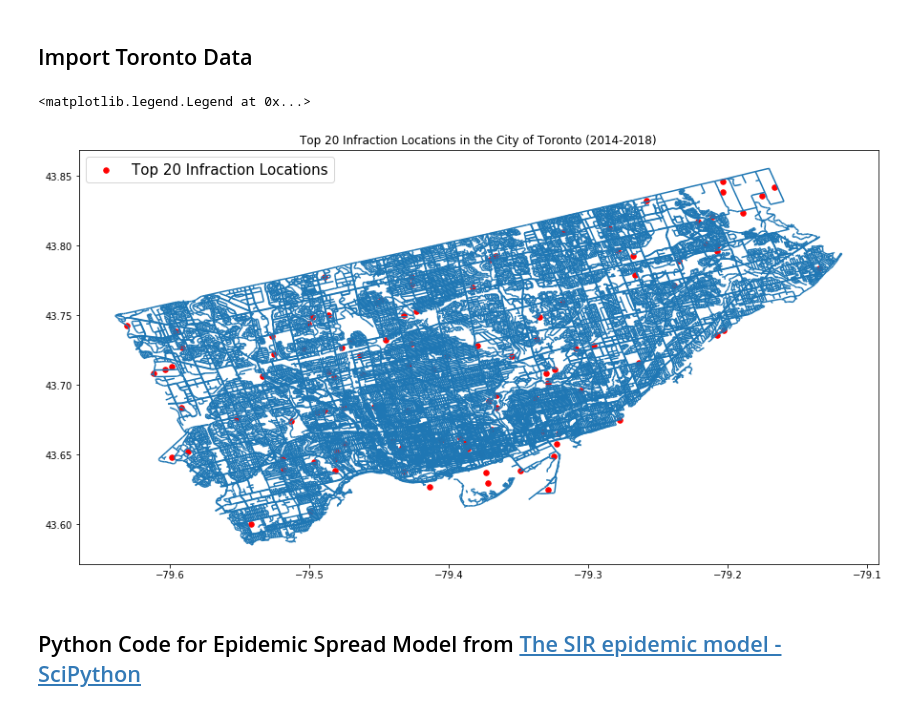
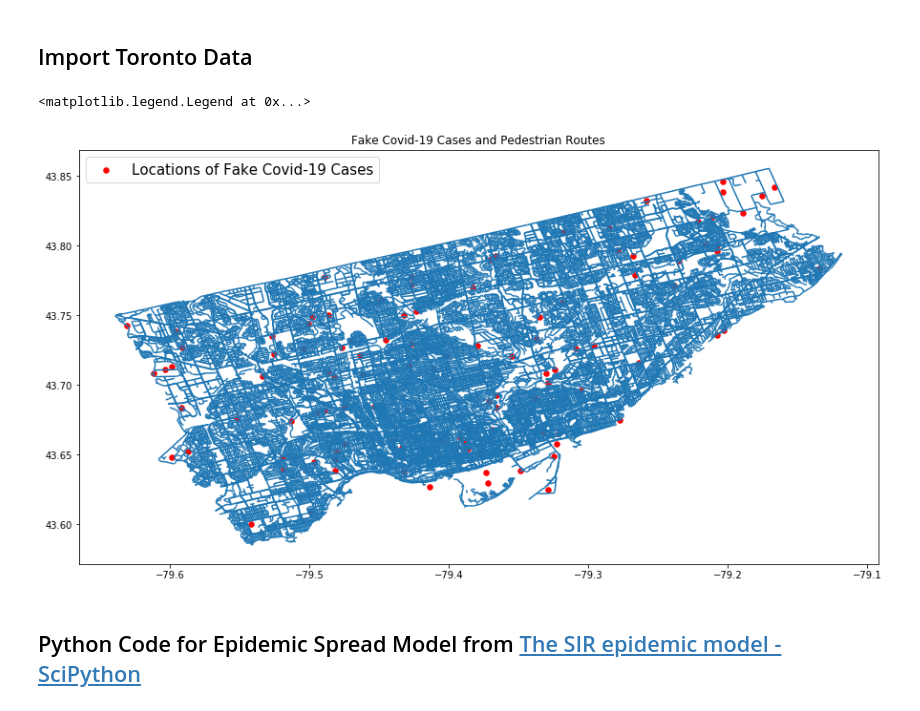
Before and after one commit to Shafquat/SIR_model, a Jupyter notebook: SIR Epidemic Model.ipynb, the cells around one changed output. Saved outputs shown, nothing was run; the diff lists cells and outputs as text; code cells hidden in the pictures.

```diff
--- a/SIR Epidemic Model.ipynb
+++ b/SIR Epidemic Model.ipynb
@@ -21,12 +21,12 @@ pedestrian_map = gpd.read_file(path + 'pedestrian/pednet.shp')
 # %%
 fig,ax = plt.subplots(figsize = (15,15))
 pedestrian_map.plot(ax=ax)
-gdf.plot(ax=ax, markersize = 30, color = "red", marker="o", label = "Top 20 Infraction Locations")
-plt.title('Top 20 Infraction Locations in the City of Toronto (2014-2018)')
+gdf.plot(ax=ax, markersize = 30, color = "red", marker="o", label = "Locations of Fake Covid-19 Cases")
+plt.title('Fake Covid-19 Cases and Pedestrian Routes')
 plt.legend(prop={'size':15})
 # %% [output]
 <matplotlib.legend.Legend at 0x...>
-[figure, old version]
+[figure, new version]
 # %% [markdown]
 ## Python Code for Epidemic Spread Model from [The SIR epidemic model - SciPython](https://scipython.com/book/chapter-8-scipy/additional-examples/the-sir-epidemic-model/)
 # %%
```
